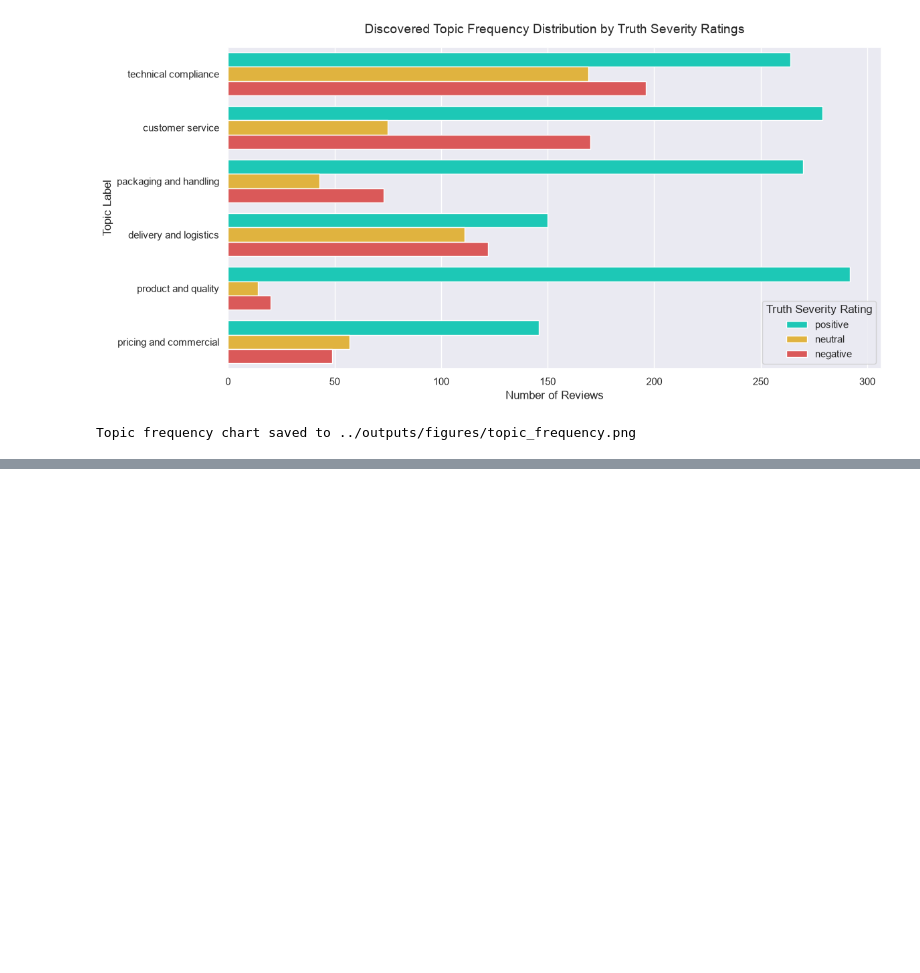
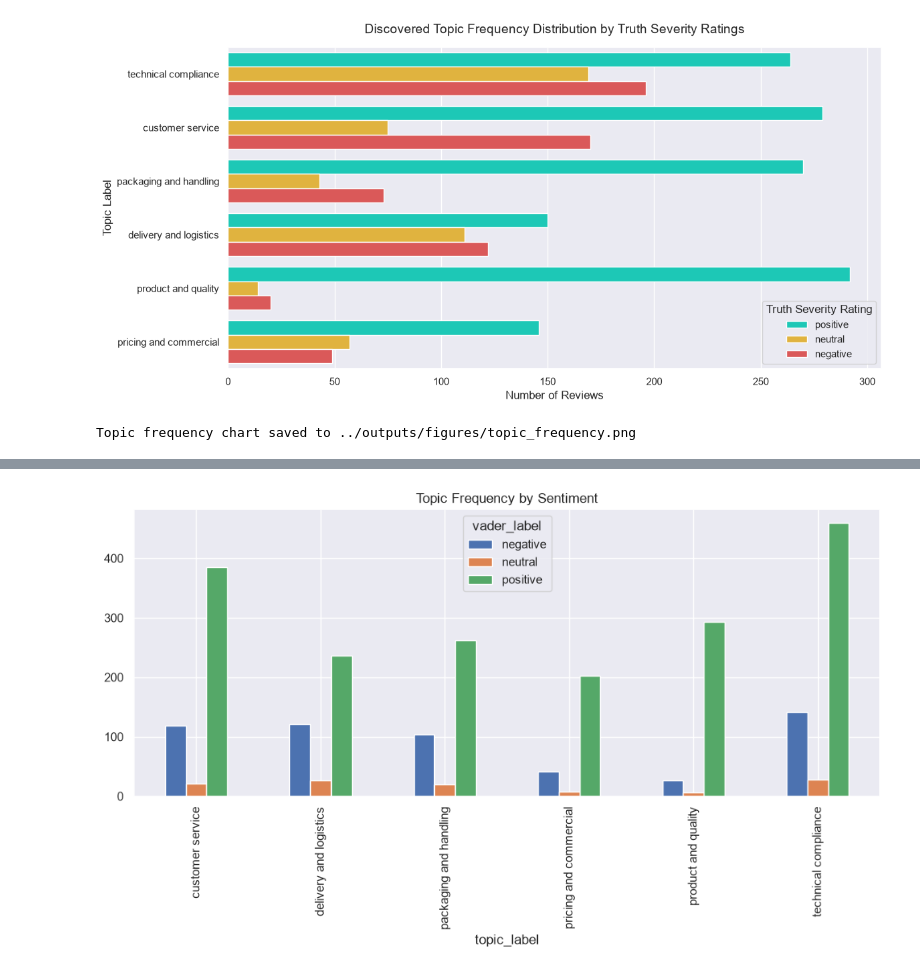
Before and after one commit to ali7540/nlp-quality-feedback-analyzer, a Jupyter notebook: notebooks/week3_topics_entities.ipynb, the cells around one changed output, grey strips where cells are left out. Cells and saved outputs as stored; diff of their text form; code cells hidden in the pictures; blank space fills up the shorter version.

```diff
--- a/notebooks/week3_topics_entities.ipynb
+++ b/notebooks/week3_topics_entities.ipynb
@@ -226,0 +309,18 @@ Topic frequency chart saved to ../outputs/figures/topic_frequency.png
+# %%
+sentiment_topic = pd.crosstab(
+    df["topic_label"],
+    df["vader_label"]
+)
+# %%
+sentiment_topic.plot(
+    kind="bar",
+    figsize=(10,6)
+)
+
+plt.title("Topic Frequency by Sentiment")
+
+plt.tight_layout()
+
+plt.show()
+# %% [output]
+[figure, added]
```
Also changed, not shown: parts of 11 cells of this notebook, 9 other files.
